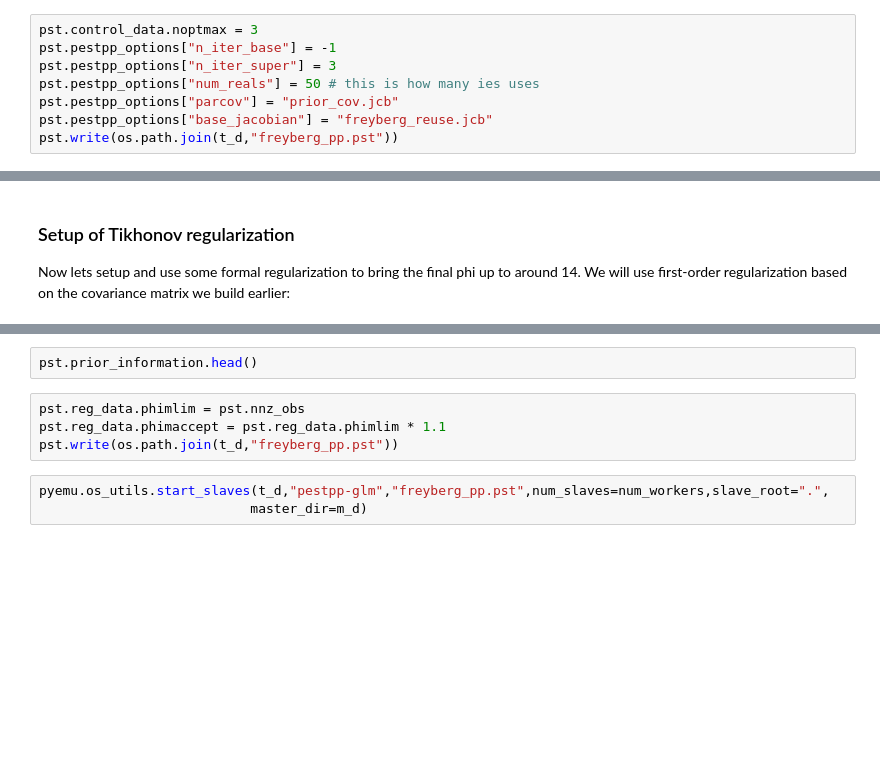
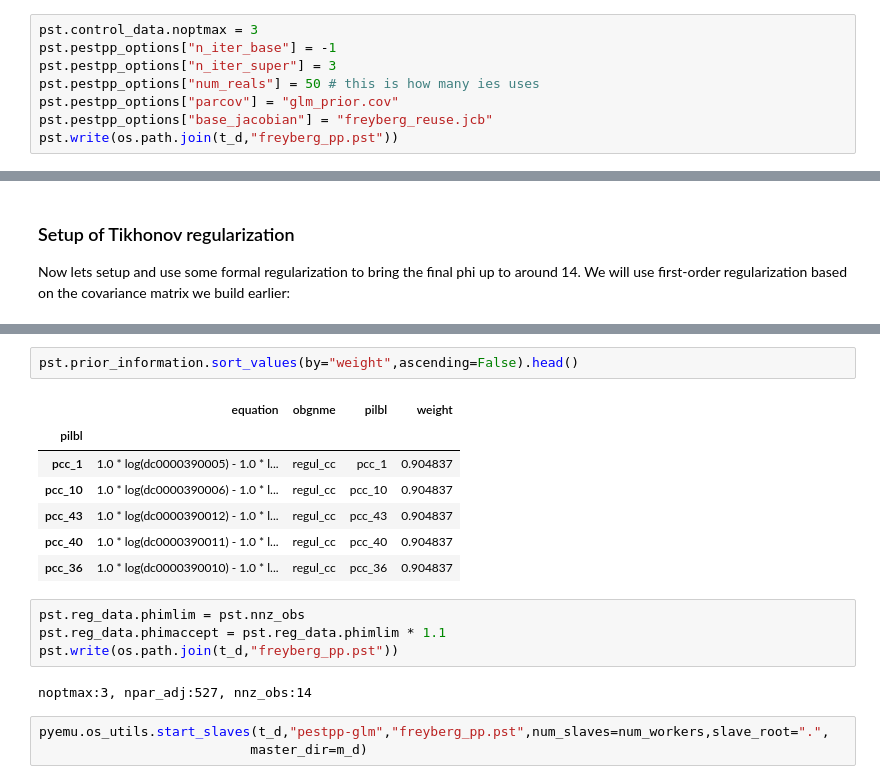
Before and after one commit to mnfienen/GW1876, a Jupyter notebook: activities_csiro/notebooks/pestpp-glm_part2.ipynb, the cells around one changed output, grey strips where cells are left out. Cells and saved outputs as stored; diff of their text form; blank space fills up the shorter version.

```diff
--- a/activities_csiro/notebooks/pestpp-glm_part2.ipynb
+++ b/activities_csiro/notebooks/pestpp-glm_part2.ipynb
@@ -30,6 +58,6 @@ pst.control_data.noptmax = 3
 pst.pestpp_options["n_iter_base"] = -1
 pst.pestpp_options["n_iter_super"] = 3
 pst.pestpp_options["num_reals"] = 50 # this is how many ies uses
-pst.pestpp_options["parcov"] = "prior_cov.jcb"
+pst.pestpp_options["parcov"] = "glm_prior.cov"
 pst.pestpp_options["base_jacobian"] = "freyberg_reuse.jcb"
 pst.write(os.path.join(t_d,"freyberg_pp.pst"))
@@ -83,9 +157,19 @@ pyemu.helpers.first_order_pearson_tikhonov(pst,cov)
 # %%
-pst.prior_information.head()
+pst.prior_information.sort_values(by="weight",ascending=False).head()
+# %% [output]
+|  | equation | obgnme | pilbl | weight |
+| pilbl |  |  |  |  |
+| pcc_1 | 1.0 * log(dc0000390005) - 1.0 * l... | regul_cc | pcc_1 | 0.904837 |
+| pcc_10 | 1.0 * log(dc0000390006) - 1.0 * l... | regul_cc | pcc_10 | 0.904837 |
+| pcc_43 | 1.0 * log(dc0000390012) - 1.0 * l... | regul_cc | pcc_43 | 0.904837 |
+| pcc_40 | 1.0 * log(dc0000390011) - 1.0 * l... | regul_cc | pcc_40 | 0.904837 |
+| pcc_36 | 1.0 * log(dc0000390010) - 1.0 * l... | regul_cc | pcc_36 | 0.904837 |
 # %%
 pst.reg_data.phimlim = pst.nnz_obs
 pst.reg_data.phimaccept = pst.reg_data.phimlim * 1.1
 pst.write(os.path.join(t_d,"freyberg_pp.pst"))
+# %% [output]
+noptmax:3, npar_adj:527, nnz_obs:14
 # %%
 pyemu.os_utils.start_slaves(t_d,"pestpp-glm","freyberg_pp.pst",num_slaves=num_workers,slave_root=".",
                            master_dir=m_d)
```
Also changed, not shown: parts of 14 cells of this notebook, 7 other files.
